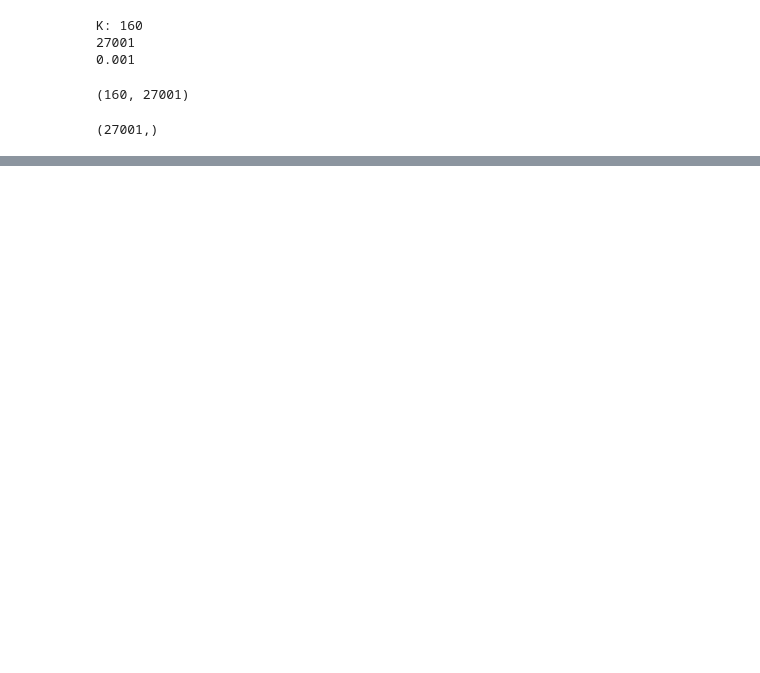
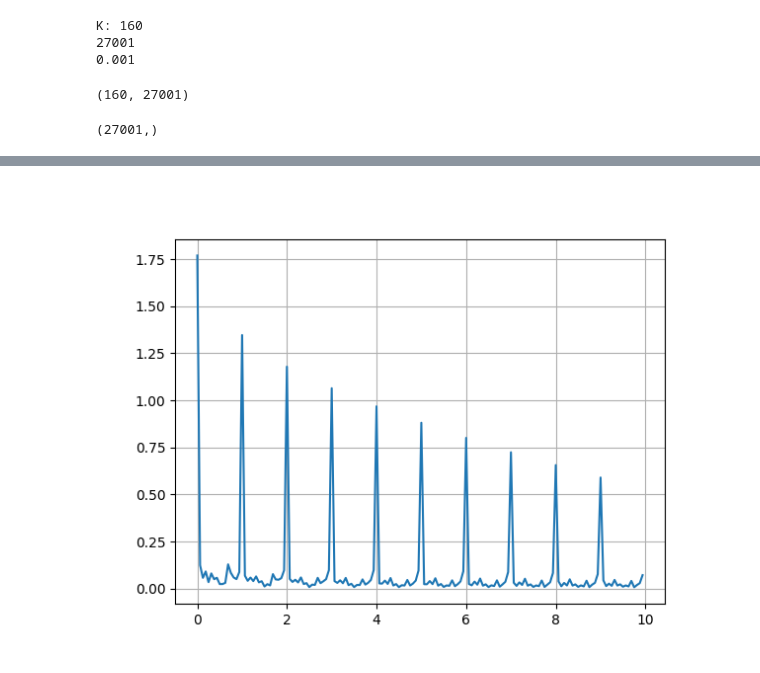
Before and after one commit to androdl96/FlatWheels, a Jupyter notebook: new_simulations.ipynb, the cells around one changed output, grey strips where cells are left out. Cells and saved outputs as stored; diff of their text form; code cells hidden in the pictures; blank space fills up the shorter version.

```diff
--- a/new_simulations.ipynb
+++ b/new_simulations.ipynb
@@ -166,0 +194,35 @@ plt.grid(True)
+# %%
+index = 0
+
+t = WF_Sx[index]['t [s]'].to_numpy()
+az_no_flat = WF_Sx[index]['az NO FLAT [m/s2]'].to_numpy()
+az_with_flat = WF_Sx[index]['az WITH FLAT [m/s2]'].to_numpy()
+
+az_no_flat = az_no_flat - np.mean(az_no_flat)
+az_with_flat = az_with_flat - np.mean(az_with_flat)
+
+fs=1e3
+N=len(t)
+n=np.arange(N)
+
+if index < 2:
+    v=20e3/3600
+    r=0.46
+    fr=v/(2*np.pi*r)
+    f_fail=fr*np.ones((N,1))
+else:
+    pass
+
+Sx_flat_env=np.abs(signal.hilbert(az_with_flat))
+# %%
+X_lambda_0 = matricial_IGD(f_fail, fs, Sx_flat_env)
+# %%
+plt.close('all')
+%matplotlib widget
+
+λs=np.arange(0,Λ,D_lambda)
+
+plt.plot(λs,np.abs(X_lambda_0))
+plt.grid(True)
+# %% [output]
+[figure, added]
```
Also changed, not shown: parts of 11 cells of this notebook.
